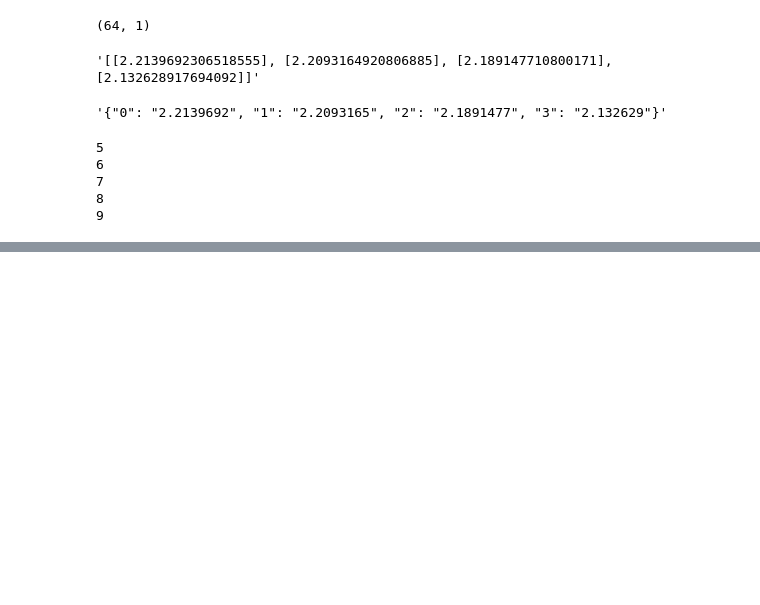
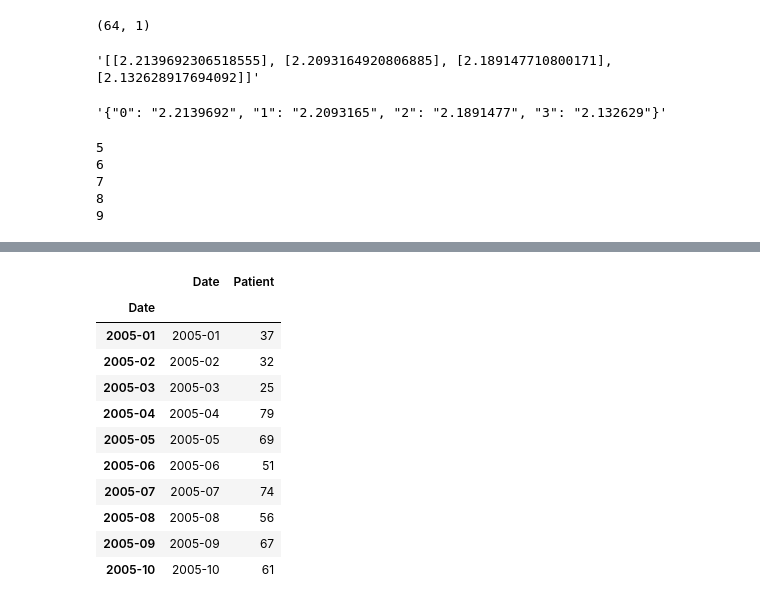
Before and after one commit to muwongeemmanuel/seemlos, a Jupyter notebook: Model/LOS_Encounter.ipynb, the cells around one changed output, grey strips where cells are left out. Saved outputs shown, nothing was run; the diff lists cells and outputs as text; code cells hidden in the pictures; blank space fills up the shorter version.

```diff
--- a/Model/LOS_Encounter.ipynb
+++ b/Model/LOS_Encounter.ipynb
@@ -432,0 +499,18 @@ for i in range(5, 10):
+# %%
+#setting index as date
+monthly_series_summary.index = monthly_series_summary['Date']
+# series_summary.drop('Date', axis=1, inplace=True)
+monthly_series_summary.head(10)
+# %% [output]
+|  | Date | Patient |
+| Date |  |  |
+| 2005-01 | 2005-01 | 37 |
+| 2005-02 | 2005-02 | 32 |
+| 2005-03 | 2005-03 | 25 |
+| 2005-04 | 2005-04 | 79 |
+| 2005-05 | 2005-05 | 69 |
+| 2005-06 | 2005-06 | 51 |
+| 2005-07 | 2005-07 | 74 |
+| 2005-08 | 2005-08 | 56 |
+| 2005-09 | 2005-09 | 67 |
+| 2005-10 | 2005-10 | 61 |
```
Also changed, not shown: parts of 34 cells of this notebook, 3 other files.
